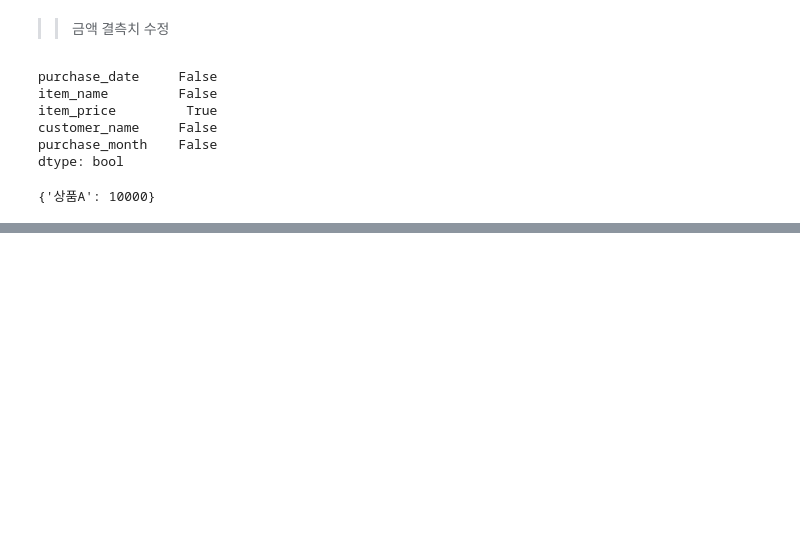
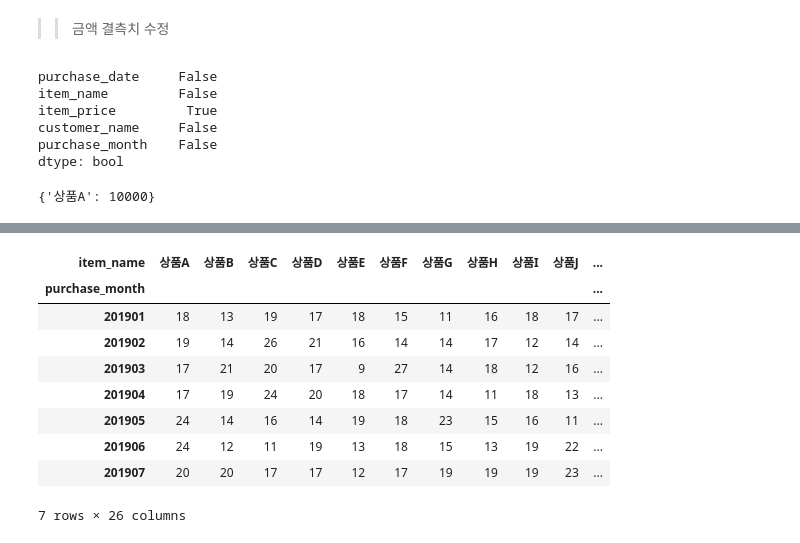
Before and after one commit to gmlwlswls/study_DataTechniques, a Jupyter notebook: 01. DataProcess/franchise_data_analysis.ipynb, the cells around one changed output, grey strips where cells are left out. Cells and saved outputs as stored; diff of their text form; code cells hidden in the pictures; blank space fills up the shorter version.

```diff
--- a/01. DataProcess/franchise_data_analysis.ipynb
+++ b/01. DataProcess/franchise_data_analysis.ipynb
@@ -272,0 +511,3 @@ sale_df.head()
+# %%
+dump_data = pd.read_csv('./data/2장/dump_data.csv')
+dump_data
@@ -272,0 +528,17 @@ sale_df.head()
+# %%
+# purchase_month를 세로축으로 상품별 집계
+
+by_product = dump_data.pivot_table(index= 'purchase_month', columns= 'item_name',
+                                       aggfunc= 'size', fill_value= 0)
+by_product
+# %% [output]
+| item_name | 상품A | 상품B | 상품C | 상품D | 상품E | 상품F | 상품G | 상품H | 상품I | 상품J | ... |
+| purchase_month |  |  |  |  |  |  |  |  |  |  | ... |
+| 201901 | 18 | 13 | 19 | 17 | 18 | 15 | 11 | 16 | 18 | 17 | ... |
+| 201902 | 19 | 14 | 26 | 21 | 16 | 14 | 14 | 17 | 12 | 14 | ... |
+| 201903 | 17 | 21 | 20 | 17 | 9 | 27 | 14 | 18 | 12 | 16 | ... |
+| 201904 | 17 | 19 | 24 | 20 | 18 | 17 | 14 | 11 | 18 | 13 | ... |
+| 201905 | 24 | 14 | 16 | 14 | 19 | 18 | 23 | 15 | 16 | 11 | ... |
+| 201906 | 24 | 12 | 11 | 19 | 13 | 18 | 15 | 13 | 19 | 22 | ... |
+| 201907 | 20 | 20 | 17 | 17 | 12 | 17 | 19 | 19 | 19 | 23 | ... |
+7 rows × 26 columns
```
Also changed, not shown: parts of 31 cells of this notebook, 1 other file.
